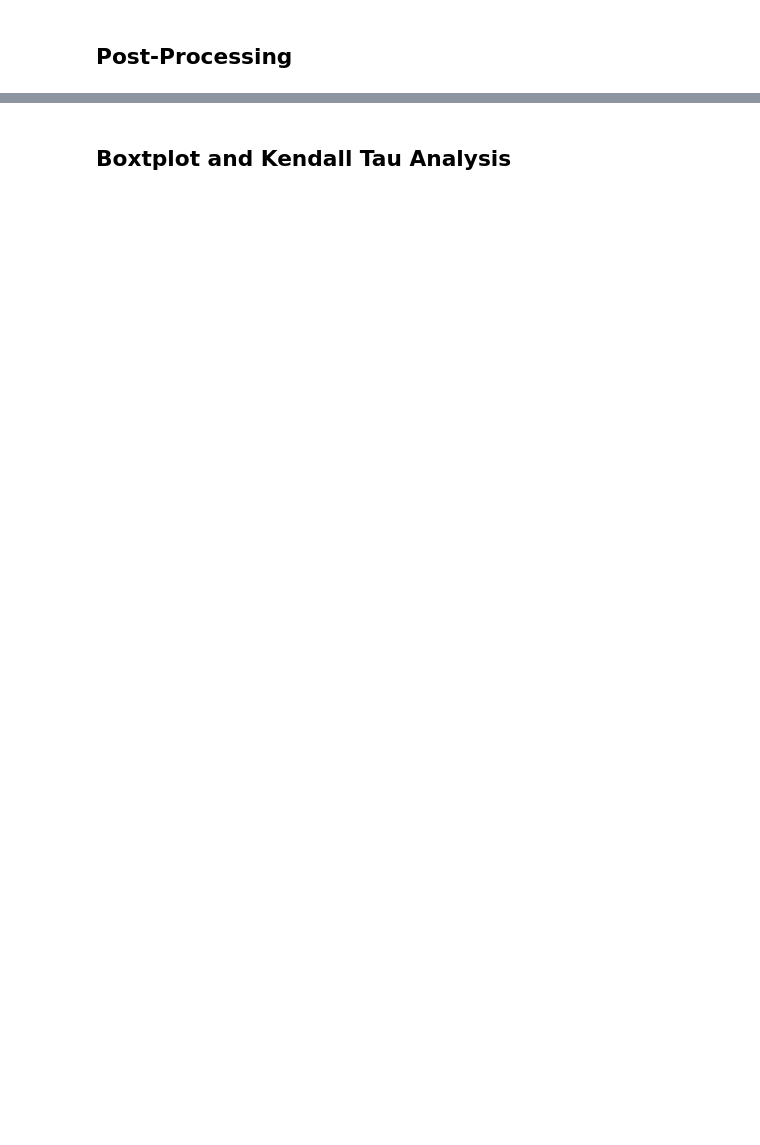
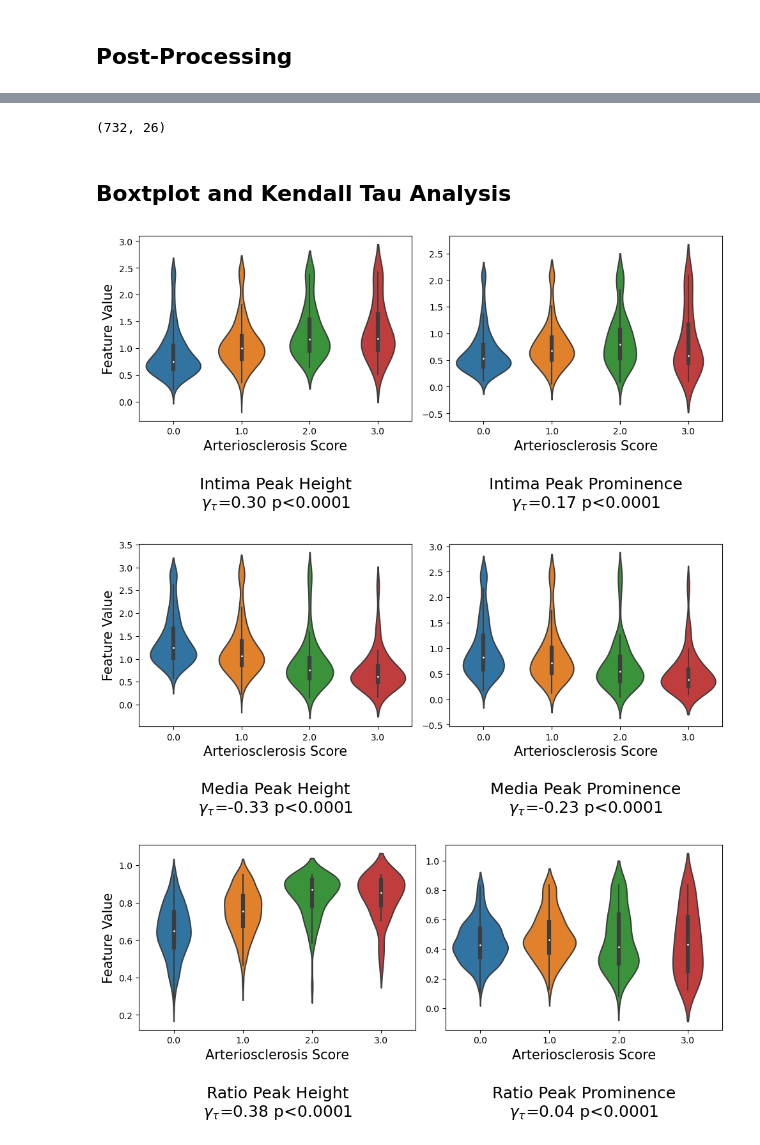
Before and after one commit to K-Harishwar-Reddy/Artery--Feature-Extraction, a Jupyter notebook: stat.ipynb, the cells around one changed output, grey strips where cells are left out. Cells and saved outputs as stored; diff of their text form; code cells hidden in the pictures; blank space fills up the shorter version.

```diff
--- a/stat.ipynb
+++ b/stat.ipynb
@@ -84,0 +97,3 @@ df_label = df_label.replace({"without arteriosclerosis": 0,
+# %%
+df_thick = df_thick.sort_values(['Curr_Area_Intima', 'Curr_Area_Lumen'], ascending=False)
+df_thick = df_thick.drop_duplicates(['WSI_Artery_ID'])
@@ -111,0 +161,9 @@ df_features_label.head()
+# %%
+curr_max = 0
+max_combo = []
+t_open_lumen = 21
+t_mediam = 11
+t_average = 11
+t_multi = 21
+
+df_features_label = feature_extract_all(t_multi, t_open_lumen, t_mediam, t_average)
@@ -112,11 +179,18 @@ df_features_label.head()
+# %%
+# df_features_label =  df_features_label.loc[~df_features_label.loc[:, "Label"].isna(), :]
+print(df_features_label.shape)
+# %% [output]
+(732, 26)
 # %% [markdown]
 ## Boxtplot and Kendall Tau Analysis
 # %%
 def violin_plots(df_features_label, feature_names):
-    fig = plt.figure(figsize=(5*len(feature_names), 4))
-    axs = fig.subplots(1, len(feature_names))
+    fig = plt.figure(figsize=(5*len(feature_names), 5))
+    axs = fig.subplots(1, len(feature_names)//1)
+    rhos = []
+    for i, feature_name in enumerate(feature_names):
+        ax_i = axs[i]
 
-    for i, feature_name in enumerate(feature_names):
         features = df_features_label.loc[:, feature_name].values
         idx_sort = features.argsort()
         features[features>features[idx_sort][-30]] = features[idx_sort][-30]
@@ -128,24 +202,31 @@ def violin_plots(df_features_label, feature_names):
         features_label_3 = features[labels==3]
 
         rho, p_val = scipy.stats.kendalltau(features, labels)
+        rhos.append(rho)
         data = pd.DataFrame({'Score': labels, 'Feature Value': features})
-
-        sns.violinplot(x='Score', y='Feature Value', data=data, ax=axs[i])
-        axs[i].set_xlabel("Arteriosclerosis Score", fontsize=15)
+#         sns.boxplot(x='Score', y='Feature Value', data=data, ax=ax_i)
+        sns.violinplot(x='Score', y='Feature Value', data=data, ax=ax_i)
+        ax_i.set_xlabel("Arteriosclerosis Score", fontsize=15)
         if i == 0:
-            axs[i].set_ylabel("Feature Value", fontsize=15)
+            ax_i.set_ylabel("Feature Value", fontsize=15)
         else:
-            axs[i].set_ylabel(None)
-        axs[i].set_xlabel("Arteriosclerosis Score", fontsize=15)
-        axs[i].set_title( feature_name + "\n" + r"$\gamma_{\tau}$" + "={:.2f}".format(rho) + " p<0.0001",
+            ax_i.set_ylabel(None)
+        ax_i.set_xlabel("Arteriosclerosis Score", fontsize=15)
+        ax_i.set_title( feature_name + "\n" + r"$\gamma_{\tau}$" + "={:.2f}".format(rho) + " p<0.0001",
                          y=-0.4,pad=-14, fontsize=18)
     plt.tight_layout()
+    plt.show()
+    return rhos
 # %%
 feature_names = [x for x in df_features_label.columns if x not in ["WSI_Artery_ID", "Label"] ]
 media_features = [x for x in feature_names if x.startswith("Media")]
 intima_features  = [x for x in feature_names if x.startswith("Intima")]
 ratio_features  = [x for x in feature_names if x.startswith("Ratio")]
 # %%
-violin_plots(df_features_label, intima_features[:])
-violin_plots(df_features_label, media_features[:])
-violin_plots(df_features_label, ratio_features[:])
+_ = violin_plots(df_features_label, intima_features[4:6])
+_ = violin_plots(df_features_label, media_features[4:6])
+_ =violin_plots(df_features_label, ratio_features[4:6])
+# %% [output]
+[figure, added]
+[figure, added]
+[figure, added]
```
Also changed, not shown: parts of 50 cells of this notebook, 11 other files.
